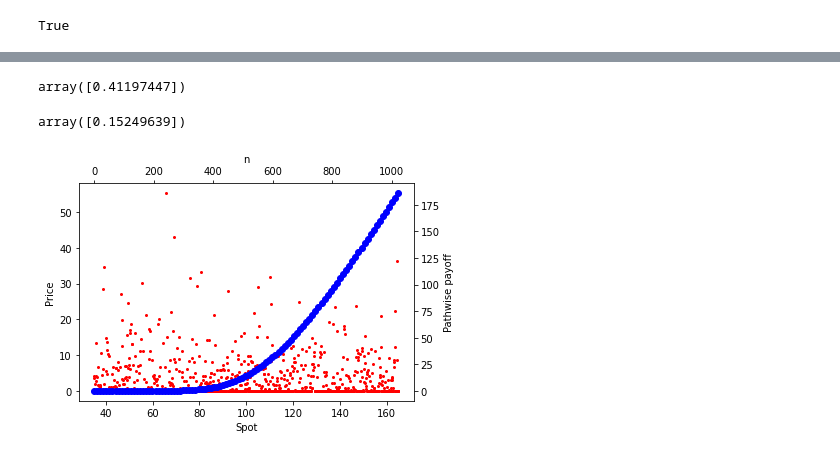
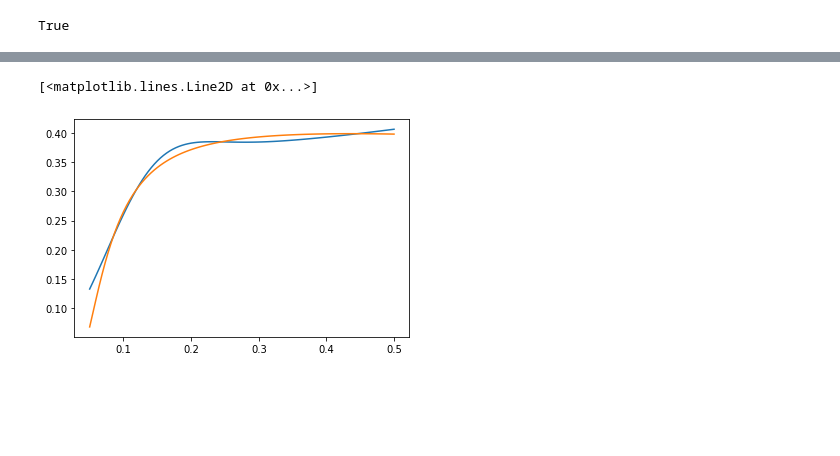
Before and after one commit to Zattera44/Speciale, a Jupyter notebook: deep_learning/diffDL_tf2.ipynb, the cells around one changed output, grey strips where cells are left out. Saved outputs shown, nothing was run; the diff lists cells and outputs as text; code cells hidden in the pictures; blank space fills up the shorter version.

```diff
--- a/deep_learning/diffDL_tf2.ipynb
+++ b/deep_learning/diffDL_tf2.ipynb
@@ -226,7 +225,7 @@ if not combined:
     derivs = BackpropLayer(twin=forward_1, name='derivs')
 
     # This defines the computations in carried out by the network
-    z0 = tf.keras.layers.Input(shape=(1,), name='input')
+    z0 = tf.keras.layers.Input(shape=(2,), name='input')
 
     z1 = forward_1(z0, first=True)
     z2 = forward_2(z1)
@@ -272,10 +271,11 @@ if combined:
 
     model = tf.keras.Model(inputs=z0, outputs=[y,derivs])
 # %%
-n_epochs = 100; size = 2 ** 10; batch_size = int(max(256, size // 16)); scheduler = True
+n_epochs = 100; size = 2 ** 17; batch_size = int(max(256, size // 16)); scheduler = True
 
 bs = BlackScholes()
-xTrain, yTrain, dydxTrain = bs.trainingSet(size, anti=True)
+xTrain, yTrain, dydxTrain = bs.trainingSet(size)
+#xTrain = xTrain[:,1].reshape(-1,1); dydxTrain = dydxTrain[:,1].reshape(-1,1)
 xTest, yTest, dydxTest = bs.testSet(num=100)
 
 x_mean, x_std, x, y_mean, y_std, y, dydx, lambda_j = normalize_data(xTrain, yTrain, dydxTrain)
@@ -293,12 +293,5 @@ model.compile(loss=['mse', create_derivsLoss(lambda_j)], optimizer=optimizer, ru
 history = model.fit(
     x, [y, dydx], epochs=n_epochs, batch_size = batch_size, verbose = 1
 )
-
-x_scaled = (xTest - x_mean) / x_std
-
-y_scaled, dydx_scaled = model.predict(x_scaled)
-
-yPred = y_mean + y_std * y_scaled
-dydxPred = y_std / x_std * dydx_scaled
 # %% [output]
 Epoch 1/100
@@ -364,10 +313,0 @@ plt.show()
-# %%
-errors = 100 * (dydxPred - dydxTest)
-rmse = np.sqrt((errors ** 2).mean(axis=0)); rmse
-# %% [output]
-array([0.41197447])
-# %%
-errors = 100 * (yPred - yTest)
-rmse = np.sqrt((errors ** 2).mean(axis=0)); rmse
-# %% [output]
-array([0.15249639])
@@ -377,26 +314,20 @@ xTest, yTest, dydxTest = bs.testSet(num=100)
-# %%
-fig=plt.figure()
-ax=fig.add_subplot(111)
-ax2=fig.add_subplot(111, frame_on=False)
-
-ax.plot(100*yTrain, 'co', markersize=2, color='red', label='Train')
-ax.xaxis.tick_top()
-ax.yaxis.tick_right()
-ax.set_xlabel('n')
-ax.set_ylabel('Pathwise payoff')
-ax.xaxis.set_label_position('top')
-ax.yaxis.set_label_position('right')
-ax.tick_params(axis='x')
-ax.tick_params(axis='y')
-
-ax2.scatter(spots, 100*yTest, color='blue', label='Test')
-ax2.xaxis.tick_bottom()
-ax2.yaxis.tick_left()
-ax2.set_xlabel('Spot')
-ax2.set_ylabel('Price')
-ax2.xaxis.set_label_position('bottom')
-ax2.yaxis.set_label_position('left')
-ax2.tick_params(axis='x')
-ax2.tick_params(axis='y')
-# %% [output]
-[figure, removed]
+# %%
+sig = np.linspace(0.05,0.5,100)
+spt = np.repeat(1,100) #np.linspace(0.35,1.65,100)
+xTest = np.c_[spt,sig]
+
+x_scaled = (xTest - x_mean) / x_std
+y_scaled, dydx_scaled = model.predict(x_scaled)
+
+yPred = y_mean + y_std * y_scaled
+dydxPred = y_std / x_std * dydx_scaled
+# %%
+vega = []
+for s in xTest[:,1]:
+    vega.append(bsVega(1,1.1,s,1))
+
+plt.plot(xTest[:,1], dydxPred[:,1])
+plt.plot(xTest[:,1], vega)
+# %% [output]
+[<matplotlib.lines.Line2D at 0x...>]
+[figure, added]
```
Also changed, not shown: parts of 11 cells of this notebook, 18 other files.
